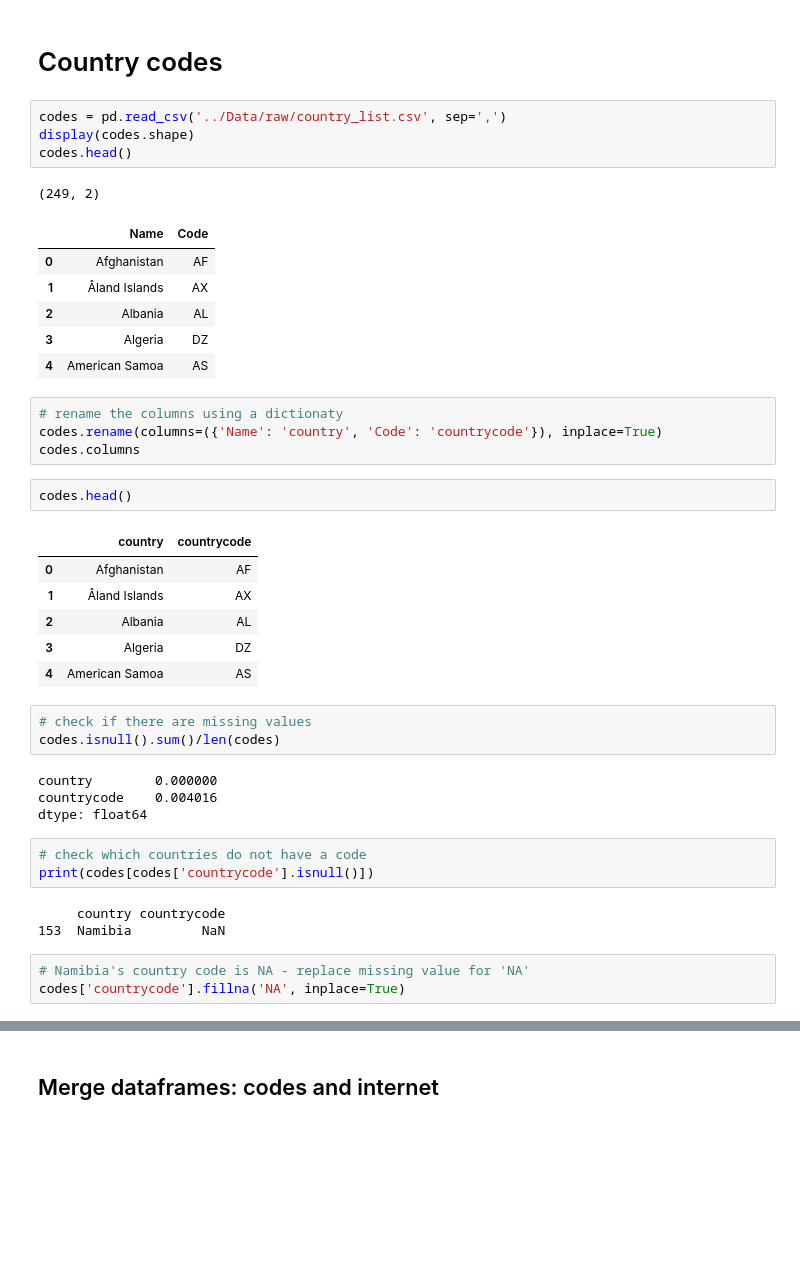
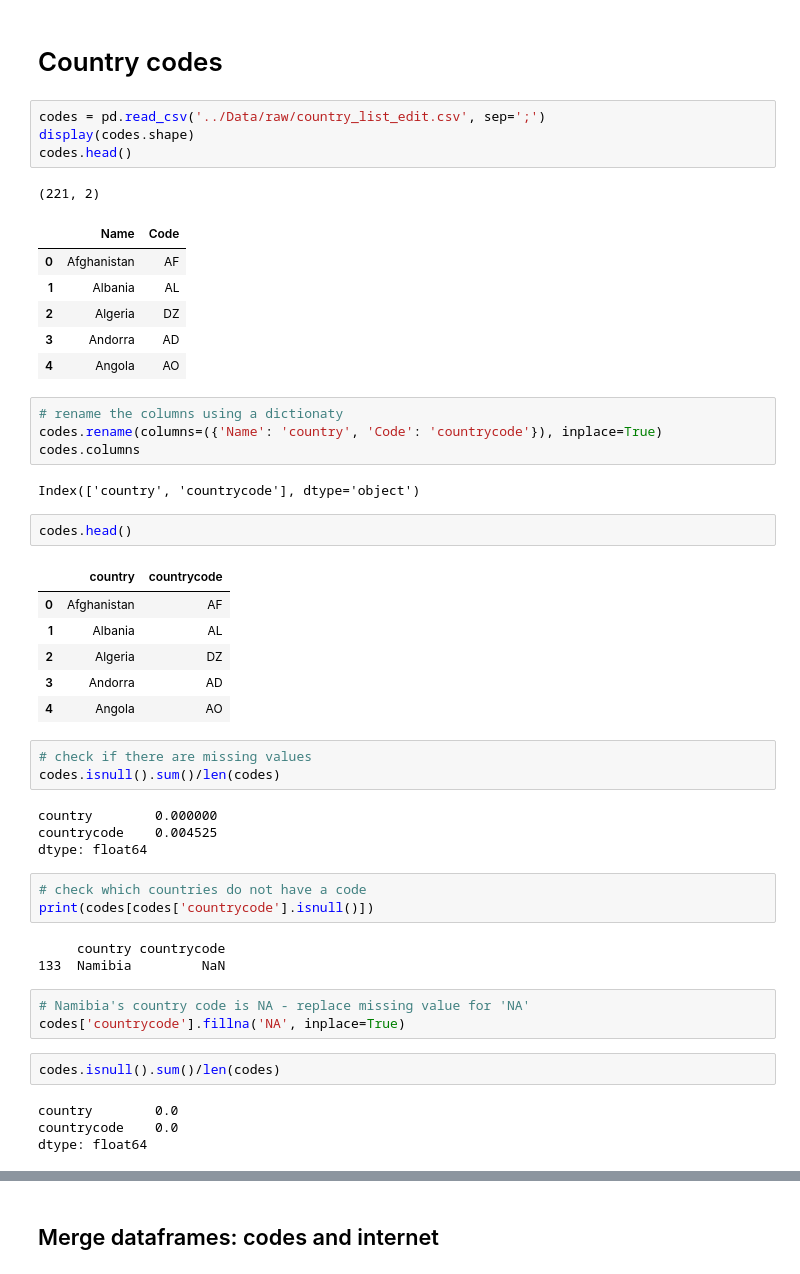
Before and after one commit to Tallaringues/mid-bootcamp-project-plantanet, a Jupyter notebook: Notebooks/clean_dataset_saved.ipynb, the cells around one changed output, grey strips where cells are left out. Drawn from its saved outputs; the diff is of its cells as text; blank space fills up the shorter version.

```diff
--- a/Notebooks/clean_dataset_saved.ipynb
+++ b/Notebooks/clean_dataset_saved.ipynb
@@ -308,46 +308,54 @@ print(internet[internet['incomeperperson'].isnull()])
 # %% [markdown]
 # Country codes
 # %%
-codes = pd.read_csv('../Data/raw/country_list.csv', sep=',')
+codes = pd.read_csv('../Data/raw/country_list_edit.csv', sep=';')
 display(codes.shape)
 codes.head()
 # %% [output]
-(249, 2)
+(221, 2)
 |  | Name | Code |
 | 0 | Afghanistan | AF |
-| 1 | Åland Islands | AX |
-| 2 | Albania | AL |
-| 3 | Algeria | DZ |
-| 4 | American Samoa | AS |
+| 1 | Albania | AL |
+| 2 | Algeria | DZ |
+| 3 | Andorra | AD |
+| 4 | Angola | AO |
 # %%
 # rename the columns using a dictionaty
 codes.rename(columns=({'Name': 'country', 'Code': 'countrycode'}), inplace=True)
 codes.columns
+# %% [output]
+Index(['country', 'countrycode'], dtype='object')
 # %%
 codes.head()
 # %% [output]
 |  | country | countrycode |
 | 0 | Afghanistan | AF |
-| 1 | Åland Islands | AX |
-| 2 | Albania | AL |
-| 3 | Algeria | DZ |
-| 4 | American Samoa | AS |
+| 1 | Albania | AL |
+| 2 | Algeria | DZ |
+| 3 | Andorra | AD |
+| 4 | Angola | AO |
 # %%
 # check if there are missing values
 codes.isnull().sum()/len(codes)
 # %% [output]
 country        0.000000
-countrycode    0.004016
+countrycode    0.004525
 dtype: float64
 # %%
 # check which countries do not have a code
 print(codes[codes['countrycode'].isnull()])
 # %% [output]
      country countrycode
-153  Namibia         NaN
+133  Namibia         NaN
 # %%
 # Namibia's country code is NA - replace missing value for 'NA'
 codes['countrycode'].fillna('NA', inplace=True)
+# %%
+codes.isnull().sum()/len(codes)
+# %% [output]
+country        0.0
+countrycode    0.0
+dtype: float64
 # %%
 # compare number of unique values with shape to verify that no code is repeated.
 display(codes['countrycode'].nunique())
```
Also changed, not shown: parts of 6 cells of this notebook.
